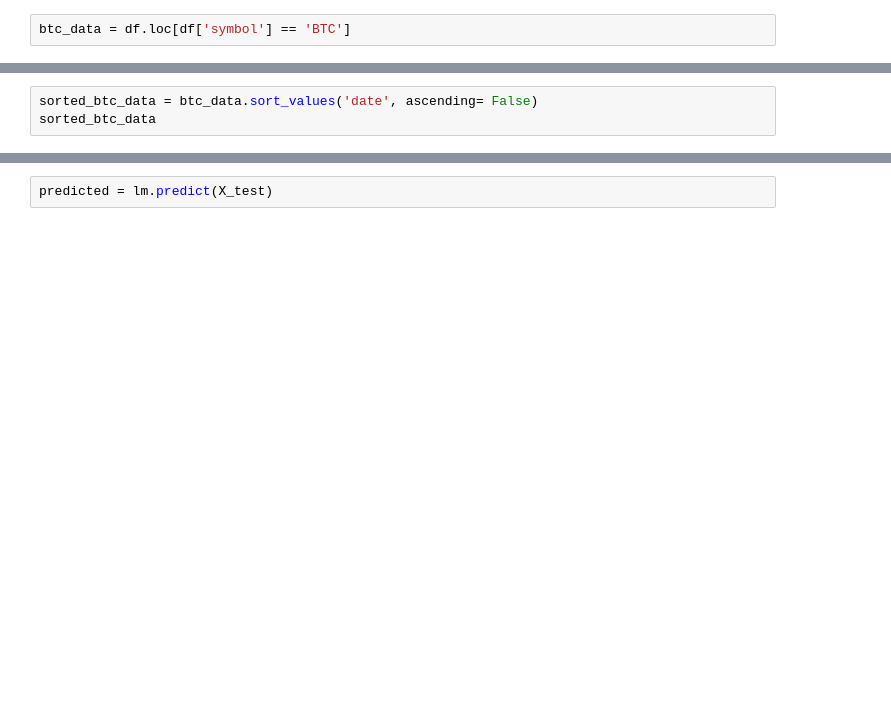
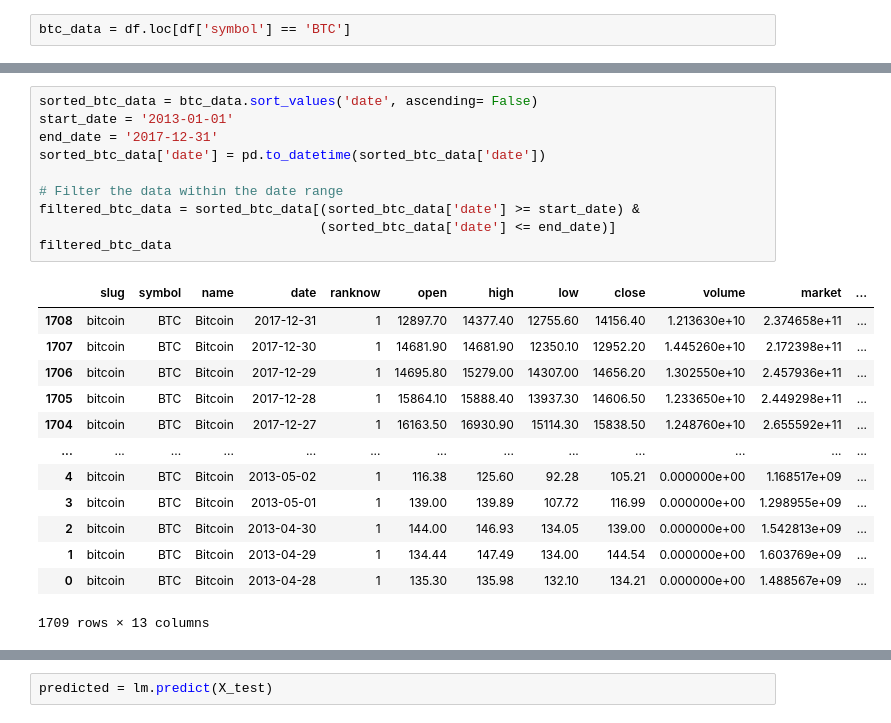
Before and after one commit to ryyeh/dsi-team4-project, a Jupyter notebook: code/Project1.ipynb, the cells around one changed output, grey strips where cells are left out. Drawn from its saved outputs; the diff is of its cells as text; blank space fills up the shorter version.

```diff
--- a/code/Project1.ipynb
+++ b/code/Project1.ipynb
@@ -15,4 +36,25 @@ btc_data
-# %%
-sorted_btc_data = btc_data.sort_values('date', ascending= False)
-sorted_btc_data
+# %%
+sorted_btc_data = btc_data.sort_values('date', ascending= False)
+start_date = '2013-01-01'
+end_date = '2017-12-31'
+sorted_btc_data['date'] = pd.to_datetime(sorted_btc_data['date'])
+
+# Filter the data within the date range
+filtered_btc_data = sorted_btc_data[(sorted_btc_data['date'] >= start_date) &
+                                    (sorted_btc_data['date'] <= end_date)]
+filtered_btc_data
+# %% [output]
+|  | slug | symbol | name | date | ranknow | open | high | low | close | volume | market | ... |
+| 1708 | bitcoin | BTC | Bitcoin | 2017-12-31 | 1 | 12897.70 | 14377.40 | 12755.60 | 14156.40 | 1.213630e+10 | 2.374658e+11 | ... |
+| 1707 | bitcoin | BTC | Bitcoin | 2017-12-30 | 1 | 14681.90 | 14681.90 | 12350.10 | 12952.20 | 1.445260e+10 | 2.172398e+11 | ... |
+| 1706 | bitcoin | BTC | Bitcoin | 2017-12-29 | 1 | 14695.80 | 15279.00 | 14307.00 | 14656.20 | 1.302550e+10 | 2.457936e+11 | ... |
+| 1705 | bitcoin | BTC | Bitcoin | 2017-12-28 | 1 | 15864.10 | 15888.40 | 13937.30 | 14606.50 | 1.233650e+10 | 2.449298e+11 | ... |
+| 1704 | bitcoin | BTC | Bitcoin | 2017-12-27 | 1 | 16163.50 | 16930.90 | 15114.30 | 15838.50 | 1.248760e+10 | 2.655592e+11 | ... |
+| ... | ... | ... | ... | ... | ... | ... | ... | ... | ... | ... | ... | ... |
+| 4 | bitcoin | BTC | Bitcoin | 2013-05-02 | 1 | 116.38 | 125.60 | 92.28 | 105.21 | 0.000000e+00 | 1.168517e+09 | ... |
+| 3 | bitcoin | BTC | Bitcoin | 2013-05-01 | 1 | 139.00 | 139.89 | 107.72 | 116.99 | 0.000000e+00 | 1.298955e+09 | ... |
+| 2 | bitcoin | BTC | Bitcoin | 2013-04-30 | 1 | 144.00 | 146.93 | 134.05 | 139.00 | 0.000000e+00 | 1.542813e+09 | ... |
+| 1 | bitcoin | BTC | Bitcoin | 2013-04-29 | 1 | 134.44 | 147.49 | 134.00 | 144.54 | 0.000000e+00 | 1.603769e+09 | ... |
+| 0 | bitcoin | BTC | Bitcoin | 2013-04-28 | 1 | 135.30 | 135.98 | 132.10 | 134.21 | 0.000000e+00 | 1.488567e+09 | ... |
+1709 rows × 13 columns
 # %%
```
Also changed, not shown: parts of 17 cells of this notebook.
